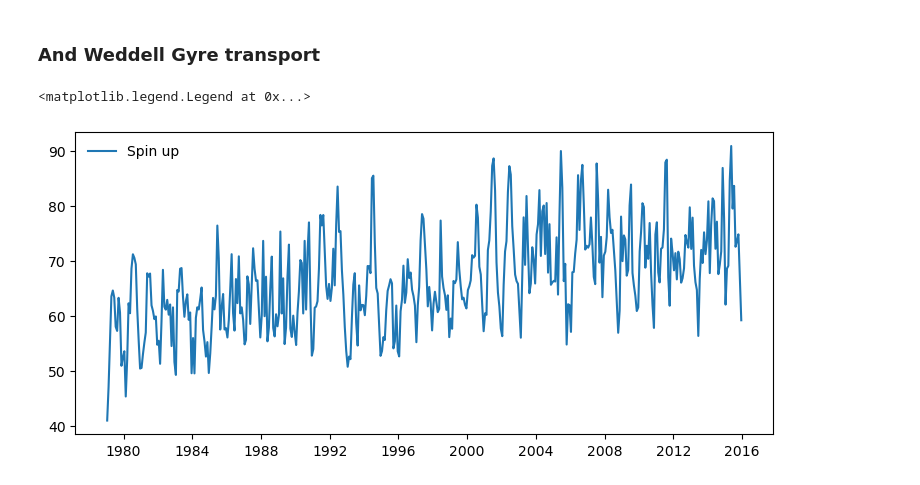
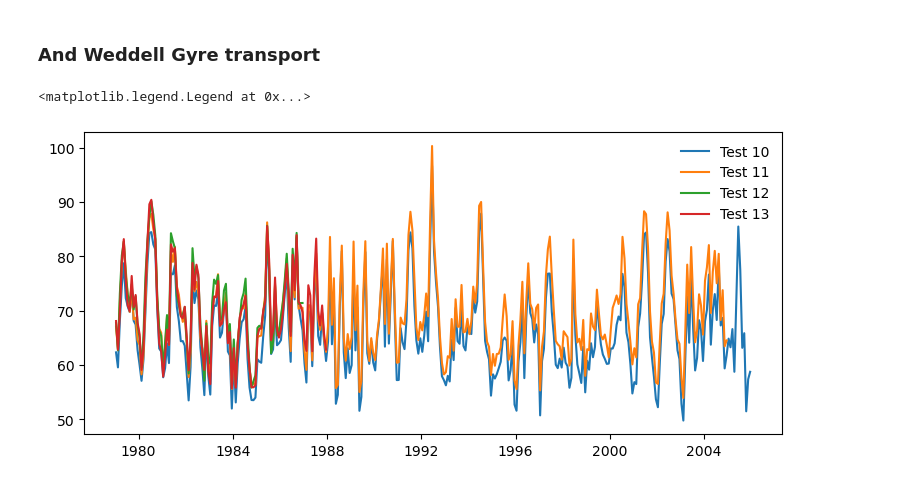
Before and after one commit to brogalla/analysis-birgal, a Jupyter notebook: nemo_config_setup/climate-experiments/drake-passage-transport.ipynb, the cells around one changed output. Cells and saved outputs as stored; diff of their text form; code cells hidden in the pictures.

Commit message:
visualize

```diff
--- a/nemo_config_setup/climate-experiments/drake-passage-transport.ipynb
+++ b/nemo_config_setup/climate-experiments/drake-passage-transport.ipynb
@@ -38,13 +61,17 @@ ax.legend(loc=(0.8, 0.7), frameon=False)
 # %% [markdown]
 ### And Weddell Gyre transport
 # %%
-spinup = xr.open_dataset(f'{base_dir}output/ERA5_test9/timeseries-weddell.nc')
-# round2 = xr.open_dataset(f'{base_dir}output/ERA5_test6/timeseries-weddell.nc')
+ts10 = xr.open_dataset(f'{base_dir}output/ERA5_test10/timeseries-weddell.nc').sortby('time_centered')
+ts11 = xr.open_dataset(f'{base_dir}output/ERA5_test11/timeseries-weddell.nc').sortby('time_centered')
+ts12 = xr.open_dataset(f'{base_dir}output/ERA5_test12/timeseries-weddell.nc').sortby('time_centered')
+ts13 = xr.open_dataset(f'{base_dir}output/ERA5_test13/timeseries-weddell.nc').sortby('time_centered')
 # %%
 fig, ax = plt.subplots(1,1, figsize=(9,4), dpi=100)
-ax.plot(spinup.time_counter, spinup.weddell_gyre_transport.where(spinup.weddell_gyre_transport!=0), label='Spin up')
-# ax.plot(round2.time_counter, round2.weddell_gyre_transport.where(round2.weddell_gyre_transport!=0), label='Round 2')
+ax.plot(ts10.time_counter, ts10.weddell_gyre_transport.where(ts10.weddell_gyre_transport!=0), label='Test 10')
+ax.plot(ts11.time_counter, ts11.weddell_gyre_transport.where(ts11.weddell_gyre_transport!=0), label='Test 11')
+ax.plot(ts12.time_counter, ts12.weddell_gyre_transport.where(ts12.weddell_gyre_transport!=0), label='Test 12')
+ax.plot(ts13.time_counter, ts13.weddell_gyre_transport.where(ts13.weddell_gyre_transport!=0), label='Test 13')
 ax.legend(frameon=False)
 # %% [output]
 <matplotlib.legend.Legend at 0x...>
-[figure, old version]
+[figure, new version]
```
Also changed, not shown: parts of 3 cells of this notebook.
